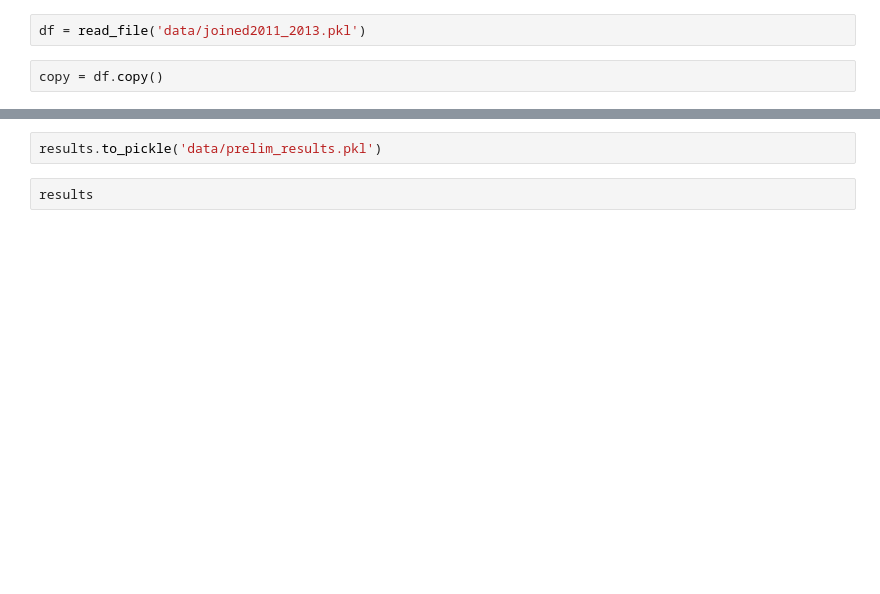
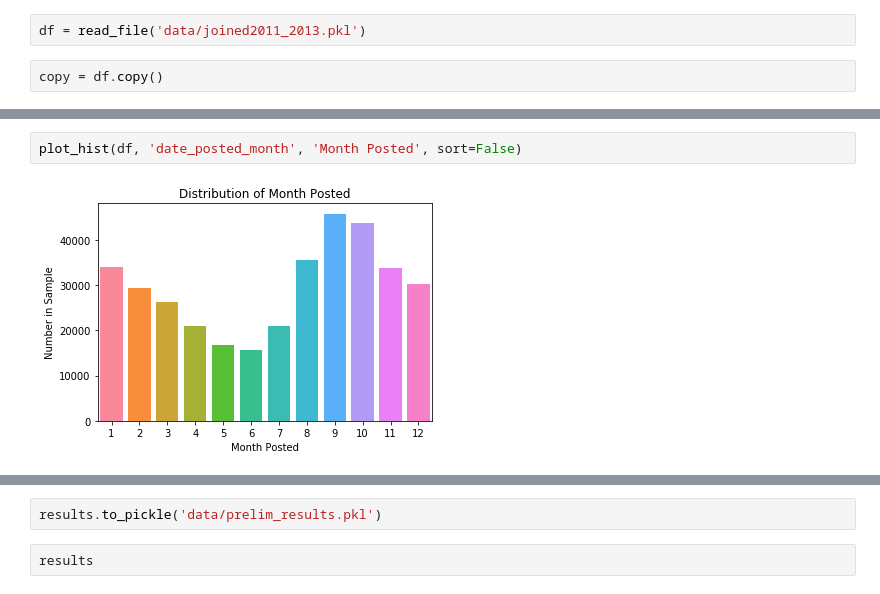
Before and after one commit to hyeness/machine-learning-2018, a Jupyter notebook: hw3/Donors Choose.ipynb, the cells around one changed output, grey strips where cells are left out. Cells and saved outputs as stored; diff of their text form; blank space fills up the shorter version.

```diff
--- a/hw3/Donors Choose.ipynb
+++ b/hw3/Donors Choose.ipynb
@@ -24,0 +84,4 @@ copy = df.copy()
+# %%
+plot_hist(df, 'date_posted_month', 'Month Posted', sort=False)
+# %% [output]
+[figure, added]
```
Also changed, not shown: parts of 31 cells of this notebook, 5 other files.
